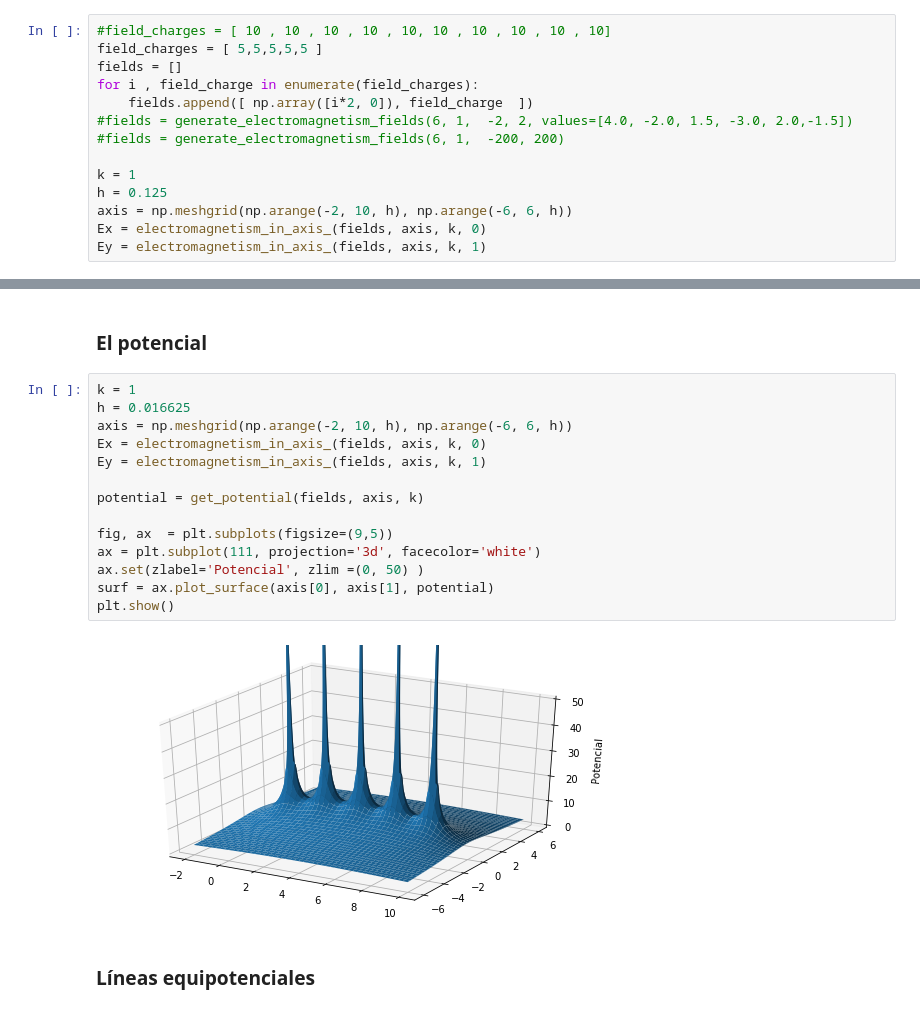
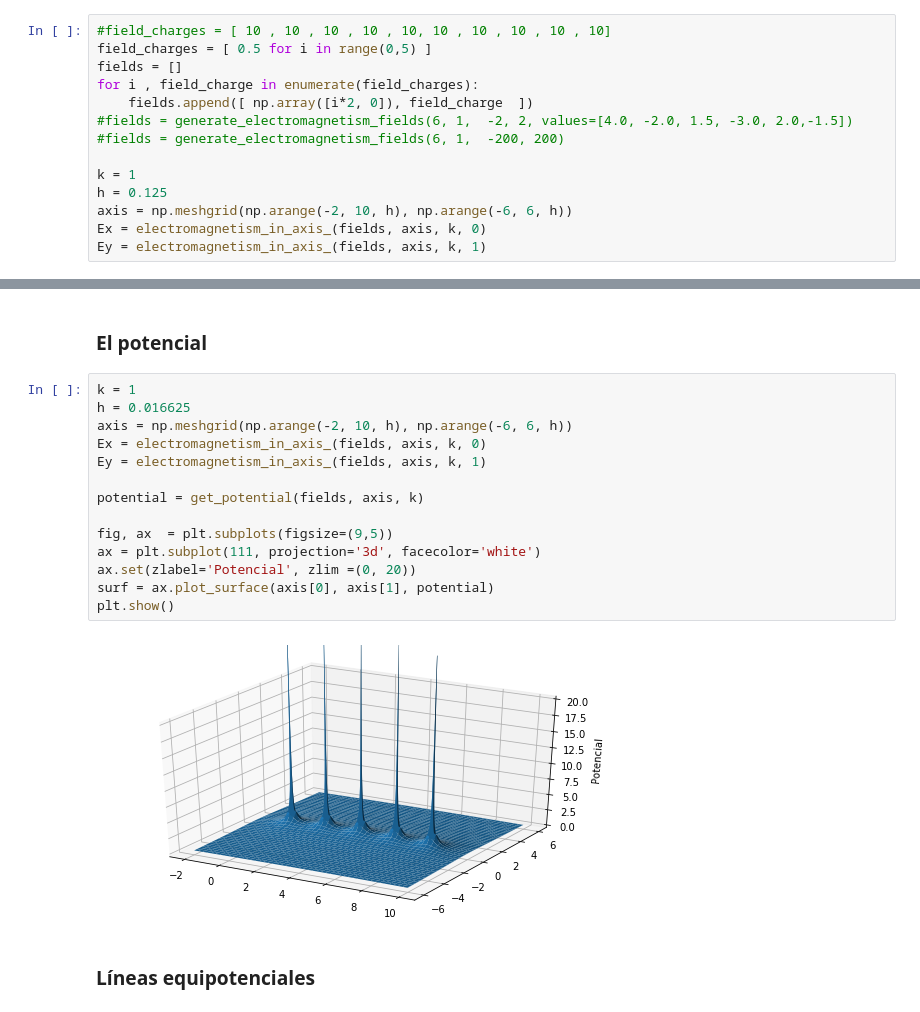
Before and after one commit to Nelson-Fuentes/Universidad, a Jupyter notebook: Fisica Computacional/Tarea/notebooks/Laboratorio 7.ipynb, the cells around one changed output, grey strips where cells are left out. Cells and saved outputs as stored; diff of their text form.

```diff
--- a/Fisica Computacional/Tarea/notebooks/Laboratorio 7.ipynb
+++ b/Fisica Computacional/Tarea/notebooks/Laboratorio 7.ipynb
@@ -172,6 +172,6 @@ plt.show()
 # %%
 #field_charges = [ 10 , 10 , 10 , 10 , 10, 10 , 10 , 10 , 10 , 10]
-field_charges = [ 5,5,5,5,5 ]
+field_charges = [ 0.5 for i in range(0,5) ]
 fields = []
 for i , field_charge in enumerate(field_charges):
     fields.append([ np.array([i*2, 0]), field_charge  ])
@@ -201,19 +201,19 @@ plt.show()
 # %%
 k = 1
 h = 0.016625
 axis = np.meshgrid(np.arange(-2, 10, h), np.arange(-6, 6, h))
 Ex = electromagnetism_in_axis_(fields, axis, k, 0)
 Ey = electromagnetism_in_axis_(fields, axis, k, 1)
 
 potential = get_potential(fields, axis, k)
 
 fig, ax  = plt.subplots(figsize=(9,5))
 ax = plt.subplot(111, projection='3d', facecolor='white')
-ax.set(zlabel='Potencial', zlim =(0, 50) )
+ax.set(zlabel='Potencial', zlim =(0, 20))
 surf = ax.plot_surface(axis[0], axis[1], potential)
 plt.show()
 # %% [output]
-[figure, old version]
+[figure, new version]
 # %% [markdown]
 ### Líneas equipotenciales
 # %%
```
Also changed, not shown: parts of 2 cells of this notebook, 9 other files.
